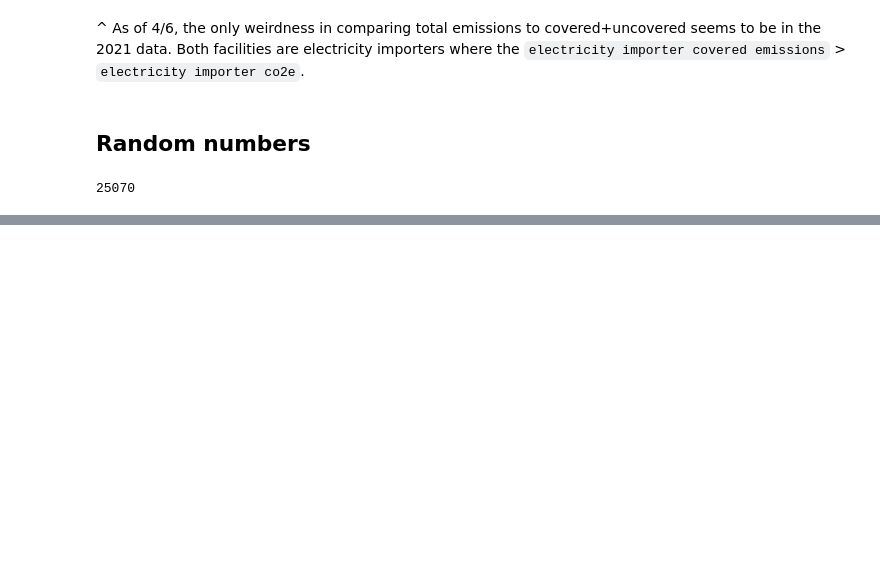
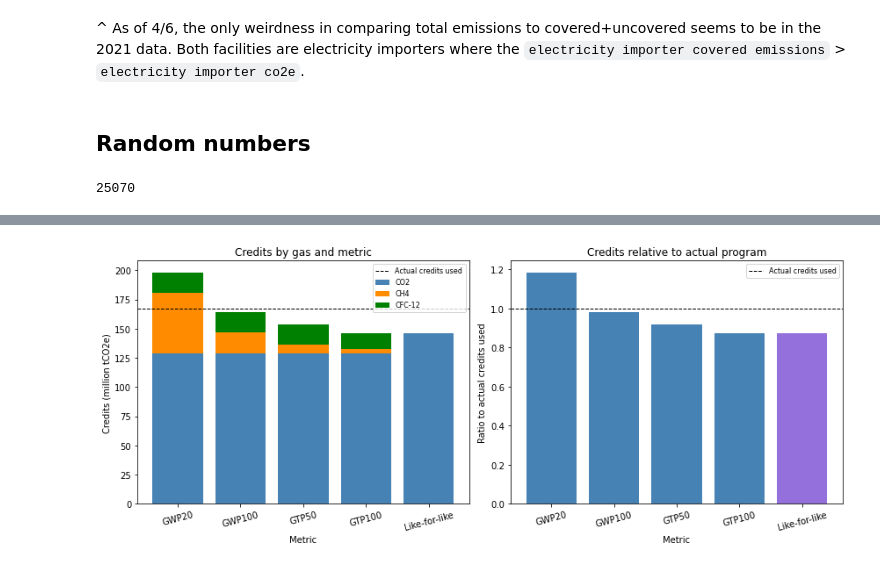
Before and after one commit to carbonplan/slcp-offsetting, a Jupyter notebook: timeseries-data/ca-timeseries.ipynb, the cells around one changed output, grey strips where cells are left out. Drawn from its saved outputs; the diff is of its cells as text; code cells hidden in the pictures; blank space fills up the shorter version.

Commit message:
exploring alternative equivalence rules and credit breakdown

```diff
--- a/timeseries-data/ca-timeseries.ipynb
+++ b/timeseries-data/ca-timeseries.ipynb
@@ -802,0 +946,43 @@ plt.show()
+# %%
+fig, axes = plt.subplots(1, 2, figsize=(12, 5))
+metrics = ['GWP20', 'GWP100', 'GTP50', 'GTP100', 'Like-for-like']
+
+
+# --- Plot 1: Credits by gas and metric ---
+co2_vals = list(gas_totals['CO2'].values / 1e6)    + [longlived_matched / 1e6]
+ch4_vals_arr = list(gas_totals['CH4'].values / 1e6)    + [ch4_matched * gwp_100['ch4'] / 1e6]
+cfc12_vals_arr = list(gas_totals['CFC-12'].values / 1e6) + [0]
+
+ax1 = axes[0]
+ax1.bar(metrics, co2_vals, label='CO2', color='steelblue')
+ax1.bar(metrics, ch4_vals_arr, label='CH4', color='darkorange', bottom=co2_vals)
+ax1.bar(metrics, cfc12_vals_arr,label='CFC-12', color='green',
+        bottom=[c + h for c, h in zip(co2_vals, ch4_vals_arr)])
+ax1.axhline(actual_total / 1e6, linestyle='--', color='k', linewidth=1, label='Actual credits used')
+ax1.set_title('Credits by gas and metric')
+ax1.set_ylabel('Credits (million tCO2e)')
+ax1.set_xlabel('Metric')
+ax1.tick_params(axis='x', rotation=15)
+ax1.legend(fontsize=8)
+
+# --- Plot 2: Ratio to actual credits used ---
+actual_total = df_issuance['total_credits_used'].sum()
+ratios = {m: gas_totals.loc[m, 'total'] / actual_total for m in gas_totals.index}
+ratios['Like-for-like'] = like_for_like_total / actual_total
+
+ax2 = axes[1]
+ratio_labels = list(ratios.keys())
+ratio_vals = list(ratios.values())
+colors = ['steelblue'] * 4 + ['mediumpurple']
+ax2.bar(ratio_labels, ratio_vals, color=colors)
+ax2.axhline(1.0, linestyle='--', color='k', linewidth=1, label='Actual credits used')
+ax2.set_title('Credits relative to actual program')
+ax2.set_ylabel('Ratio to actual credits used')
+ax2.set_xlabel('Metric')
+ax2.tick_params(axis='x', rotation=15)
+ax2.legend(fontsize=8)
+
+plt.tight_layout()
+plt.show()
+# %% [output]
+[figure, added]
```
Also changed, not shown: parts of 29 cells of this notebook, 2 other files.
